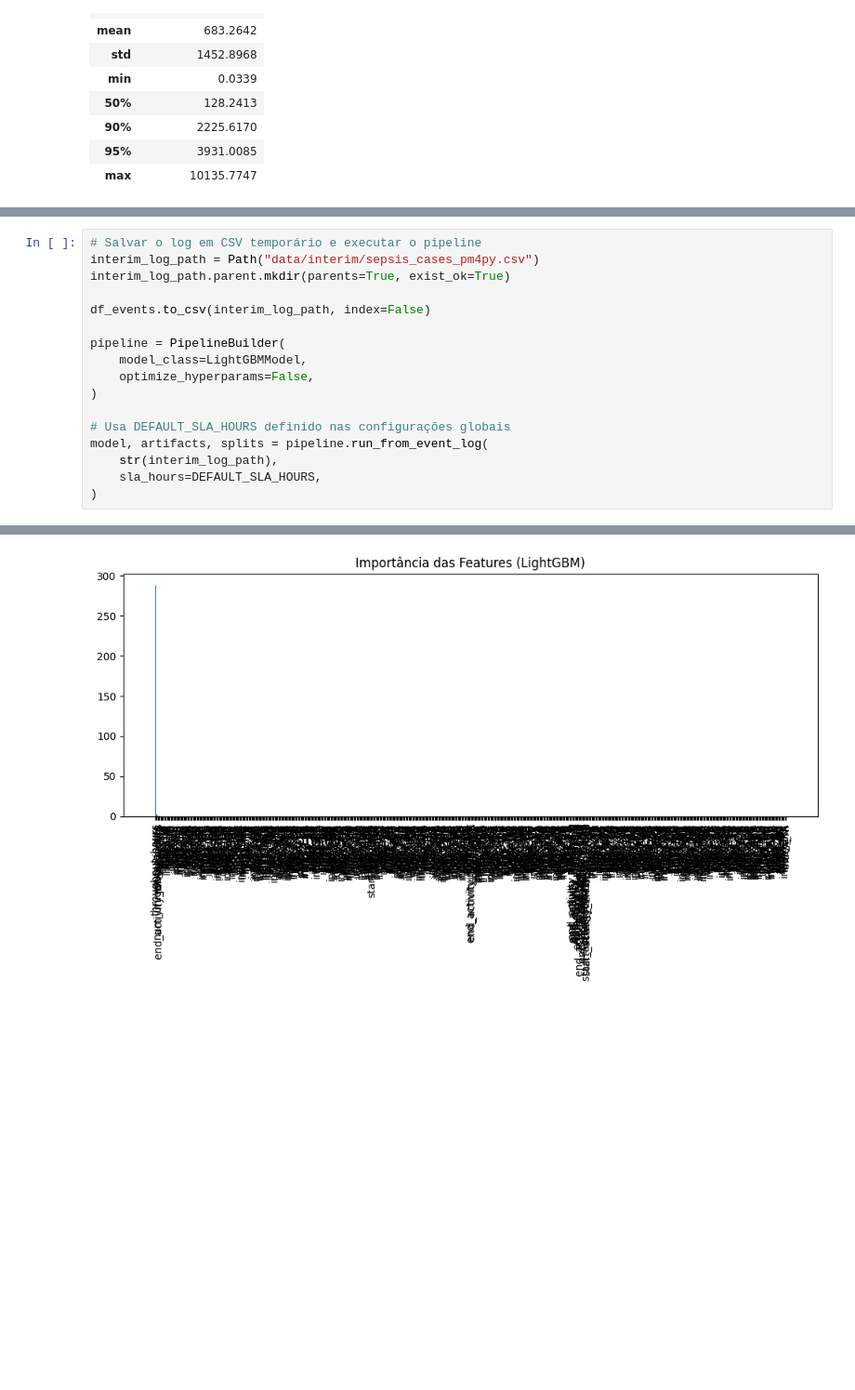
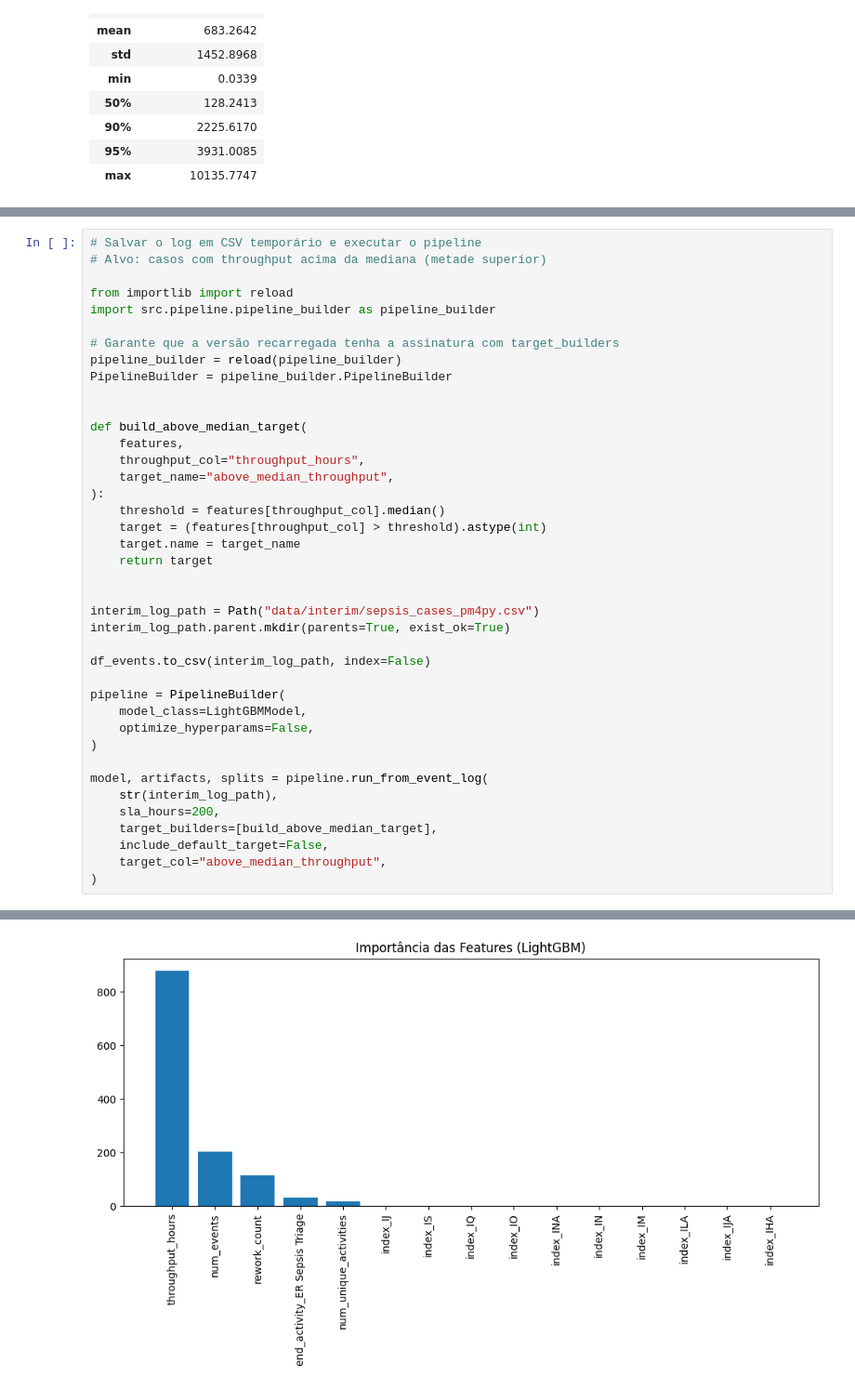
Before and after one commit to pedroeckel/predictive-rca, a Jupyter notebook: notebooks/experiments_pm4py.ipynb, the cells around one changed output, grey strips where cells are left out. Shown at 93% size. Cells and saved outputs as stored; diff of their text form; blank space fills up the shorter version.

```diff
--- a/notebooks/experiments_pm4py.ipynb
+++ b/notebooks/experiments_pm4py.ipynb
@@ -214,5 +214,26 @@ com LightGBM (sem otimização bayesiana para agilizar o teste).
 # %%
 # Salvar o log em CSV temporário e executar o pipeline
+# Alvo: casos com throughput acima da mediana (metade superior)
+
+from importlib import reload
+import src.pipeline.pipeline_builder as pipeline_builder
+
+# Garante que a versão recarregada tenha a assinatura com target_builders
+pipeline_builder = reload(pipeline_builder)
+PipelineBuilder = pipeline_builder.PipelineBuilder
+
+
+def build_above_median_target(
+    features,
+    throughput_col="throughput_hours",
+    target_name="above_median_throughput",
+):
+    threshold = features[throughput_col].median()
+    target = (features[throughput_col] > threshold).astype(int)
+    target.name = target_name
+    return target
+
+
 interim_log_path = Path("data/interim/sepsis_cases_pm4py.csv")
 interim_log_path.parent.mkdir(parents=True, exist_ok=True)
 
@@ -223,9 +244,11 @@ pipeline = PipelineBuilder(
     optimize_hyperparams=False,
 )
 
-# Usa DEFAULT_SLA_HOURS definido nas configurações globais
 model, artifacts, splits = pipeline.run_from_event_log(
     str(interim_log_path),
-    sla_hours=DEFAULT_SLA_HOURS,
+    sla_hours=200,
+    target_builders=[build_above_median_target],
+    include_default_target=False,
+    target_col="above_median_throughput",
 )
 # %% [output]
@@ -258 +298 @@ Confusion matrix:
-[figure, old version]
+[figure, new version]
```
Also changed, not shown: parts of 5 cells of this notebook, 28 other files.
